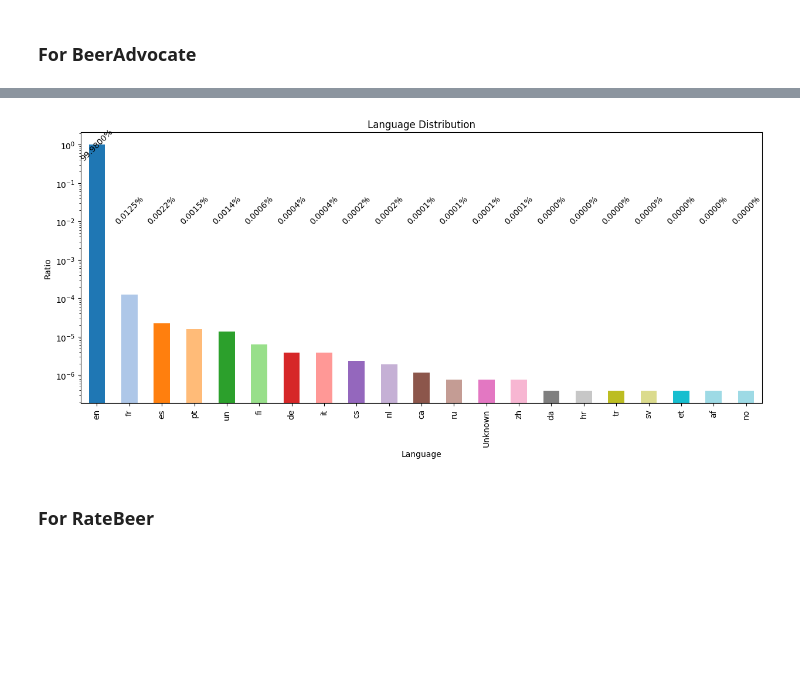
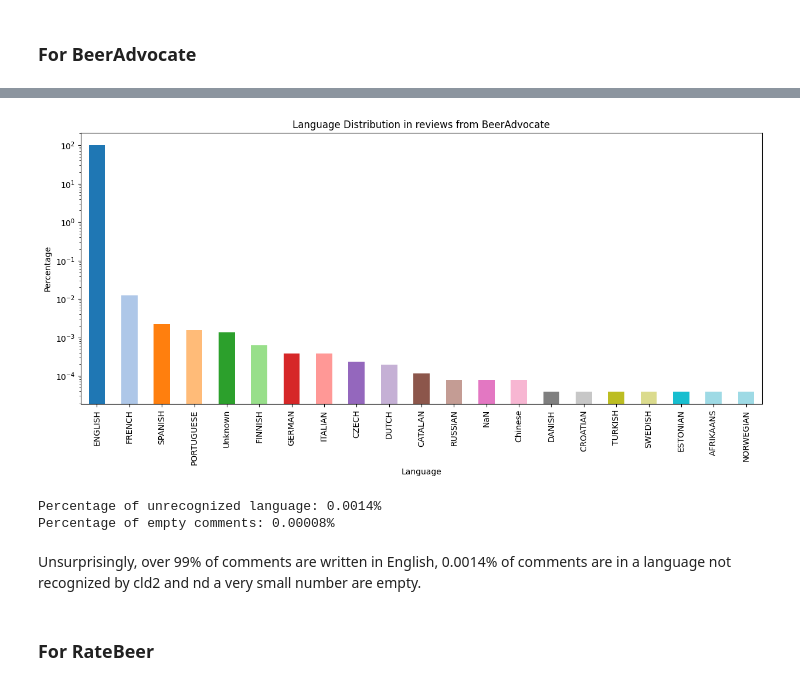
Before and after one commit to epfl-ada/ada-2023-project-dondada, a Jupyter notebook: MilestoneP2.ipynb, the cells around one changed output, grey strips where cells are left out. Cells and saved outputs as stored; diff of their text form; code cells hidden in the pictures; blank space fills up the shorter version.

```diff
--- a/MilestoneP2.ipynb
+++ b/MilestoneP2.ipynb
@@ -980,26 +984,29 @@ KeyboardInterrupt:
 # %%
-# Plot ratio
+# Plot percentage
 
 # Calculate the counts of each language
 lang_counts = result_lang_vector.value_counts()
 
-# Calculate the ratio of each language
-lang_ratios = lang_counts / lang_counts.sum()
+# Calculate the percentage of each language
+lang_percentages = lang_counts / lang_counts.sum() * 100
 
 # Plotting
 plt.figure(figsize=(15, 6))
-ax = lang_ratios.plot(kind='bar', color=plt.cm.tab20(np.linspace(0, 1, len(lang_ratios))),logy=True)
-plt.title('Language Distribution')
+ax = lang_percentages.plot(kind='bar', color=plt.cm.tab20(np.linspace(0, 1, len(lang_percentages))), logy=True)
+plt.title('Language Distribution in reviews from BeerAdvocate')
 plt.xlabel('Language')
-plt.ylabel('Ratio')
-
-# Add percentages on top of each bar
-for i, value in enumerate(lang_ratios):
-    ax.text(i, value + 0.02, f'{value:.4%}', ha='center', va='center', rotation=45)
+plt.ylabel('Percentage')
 
 plt.show()
+
+print(f"Percentage of unrecognized language: {lang_percentages.get('Unknown', 0):.4f}%")
+print(f"Percentage of empty comments: {lang_percentages.get('NaN', 0):.5f}%")
 # %% [output]
-[figure, old version]
+[figure, new version]
+Percentage of unrecognized language: 0.0014%
+Percentage of empty comments: 0.00008%
+# %% [markdown]
+Unsurprisingly, over 99% of comments are written in English, 0.0014% of comments are in a language not recognized by cld2 and nd a very small number are empty.
 # %% [markdown]
 ### For RateBeer
 # %%
```
Also changed, not shown: parts of 17 cells of this notebook.
